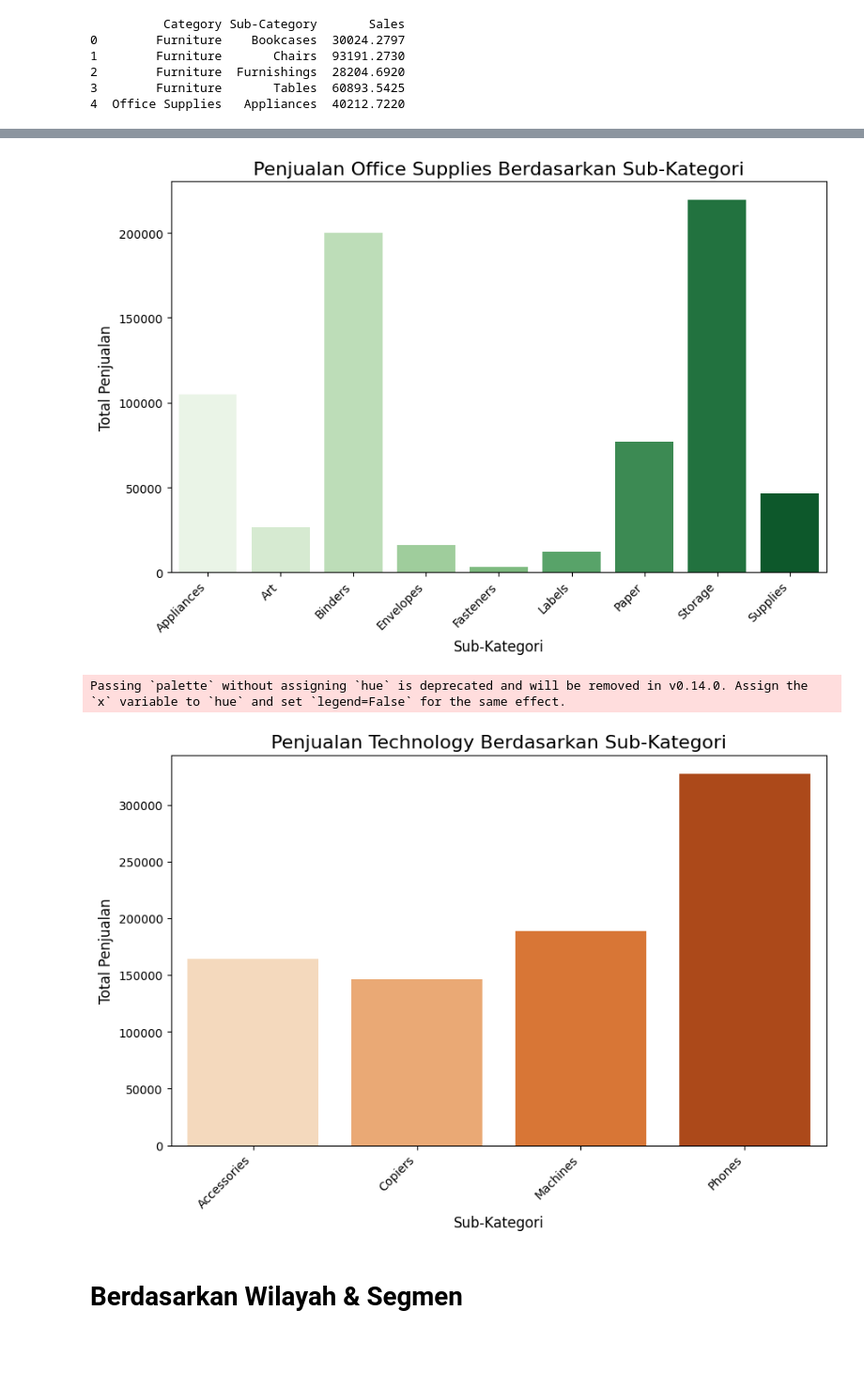
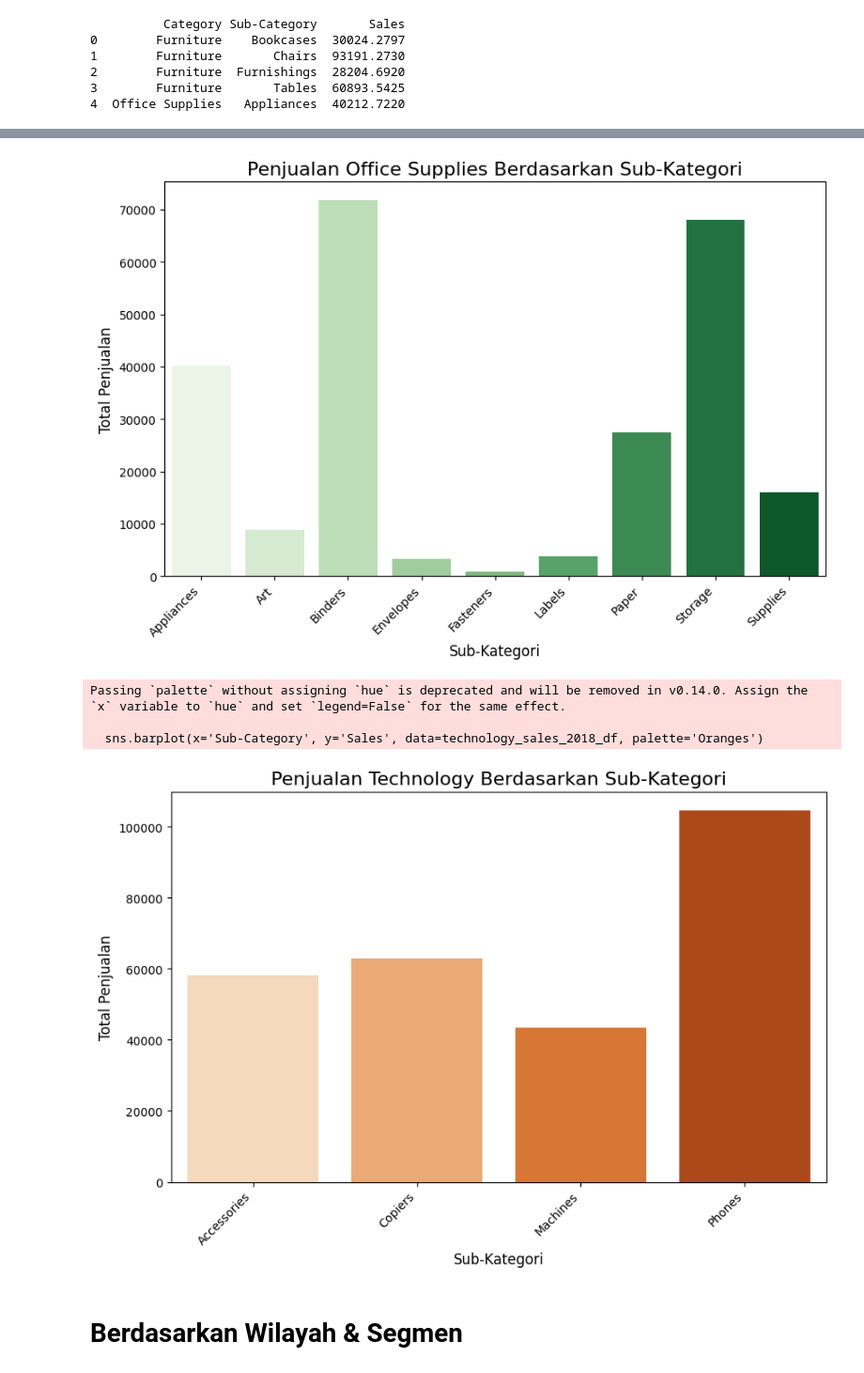
Before and after one commit to nasywabefi/DataAnalyst_Kelompok10, a Jupyter notebook: dataanalist_kelompok10.ipynb, the cells around one changed output, grey strips where cells are left out. Shown at 94% size. Cells and saved outputs as stored; diff of their text form; code cells hidden in the pictures; blank space fills up the shorter version.

```diff
--- a/dataanalist_kelompok10.ipynb
+++ b/dataanalist_kelompok10.ipynb
@@ -600,8 +602,8 @@ Passing `palette` without assigning `hue` is deprecated and will be removed in v
 # %%
 # DataFrame penjualan per sub-kategori untuk masing-masing kategori
-furniture_sales_2018_df = superstore_df[superstore_df['Category'] == 'Furniture'].groupby('Sub-Category')['Sales'].sum().reset_index()
-office_supplies_sales_2018_df = superstore_df[superstore_df['Category'] == 'Office Supplies'].groupby('Sub-Category')['Sales'].sum().reset_index()
-technology_sales_2018df = superstore_df[superstore_df['Category'] == 'Technology'].groupby('Sub-Category')['Sales'].sum().reset_index()
+furniture_sales_2018_df = superstore_df_2018[superstore_df_2018['Category'] == 'Furniture'].groupby('Sub-Category')['Sales'].sum().reset_index()
+office_supplies_sales_2018_df = superstore_df_2018[superstore_df_2018['Category'] == 'Office Supplies'].groupby('Sub-Category')['Sales'].sum().reset_index()
+technology_sales_2018_df = superstore_df_2018[superstore_df_2018['Category'] == 'Technology'].groupby('Sub-Category')['Sales'].sum().reset_index()
 
 # Membuat plot untuk penjualan per sub-kategori dalam kategori Furniture
 plt.figure(figsize=(10, 6))
@@ -636,6 +642,8 @@ Passing `palette` without assigning `hue` is deprecated and will be removed in v
-[figure, old version]
+[figure, new version]
 Passing `palette` without assigning `hue` is deprecated and will be removed in v0.14.0. Assign the `x` variable to `hue` and set `legend=False` for the same effect.
+
+  sns.barplot(x='Sub-Category', y='Sales', data=technology_sales_2018_df, palette='Oranges')
-[figure, old version]
+[figure, new version]
 # %% [markdown]
 # Berdasarkan Wilayah & Segmen
 # %%
```
Also changed, not shown: parts of 5 cells of this notebook.
